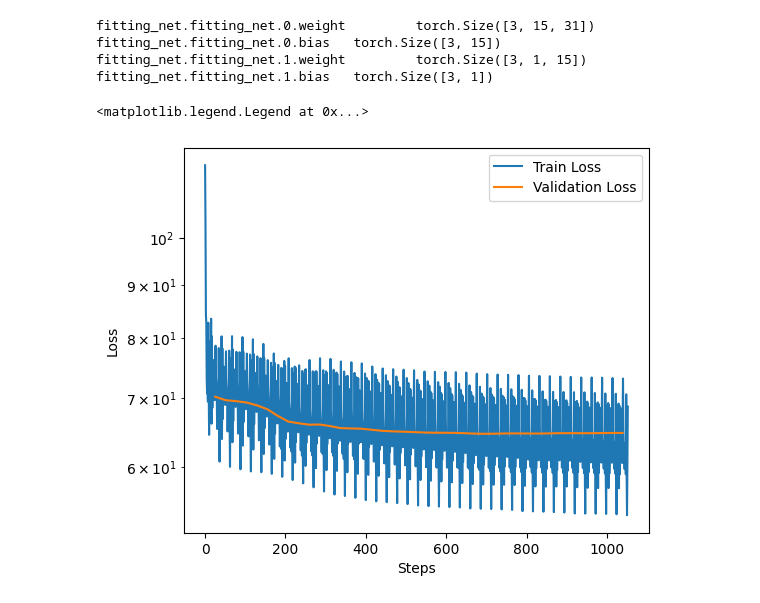
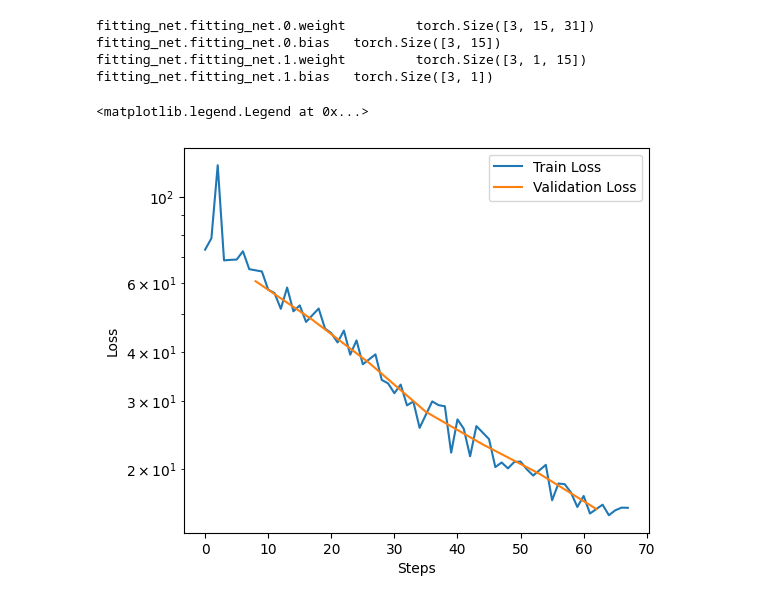
Before and after one commit to ECNUwangjn/BPNN-potential, a Jupyter notebook: Quick-Test_WAT-Env_Energy/BPNN-Potential+Force.ipynb, the cells around one changed output. Cells and saved outputs as stored; diff of their text form; code cells hidden in the pictures.

```diff
--- a/Quick-Test_WAT-Env_Energy/BPNN-Potential+Force.ipynb
+++ b/Quick-Test_WAT-Env_Energy/BPNN-Potential+Force.ipynb
@@ -367,21 +365,21 @@ fitting_net.fitting_net.1.bias   torch.Size([3, 1])
 # %%
 import matplotlib.pyplot as plt
 import pandas as pd
 
-data = pd.read_csv('logs_csv/lightning_logs/version_1/metrics.csv')
+data = pd.read_csv('logs_csv/lightning_logs/version_2/metrics.csv')
 
 fig, ax = plt.subplots(figsize=(6,5))
 x = data['epoch'][~data['epoch'].isnull()]
 y = data['train_loss'][~data['train_loss'].isnull()]
 plt.semilogy(y, label='Train Loss')
 y = data['val_loss'][~data['val_loss'].isnull()]
 plt.semilogy(y, label='Validation Loss')
 plt.xlabel('Steps')
 plt.ylabel('Loss')
 plt.legend()
 # %% [output]
 <matplotlib.legend.Legend at 0x...>
-[figure, old version]
+[figure, new version]
 # %%
 ene_pred, grad_pred = model(qm_coords.cpu(), atom_types[0].cpu(),mm_coords)
 # %%
```
Also changed, not shown: parts of 4 cells of this notebook, 6 other files.
